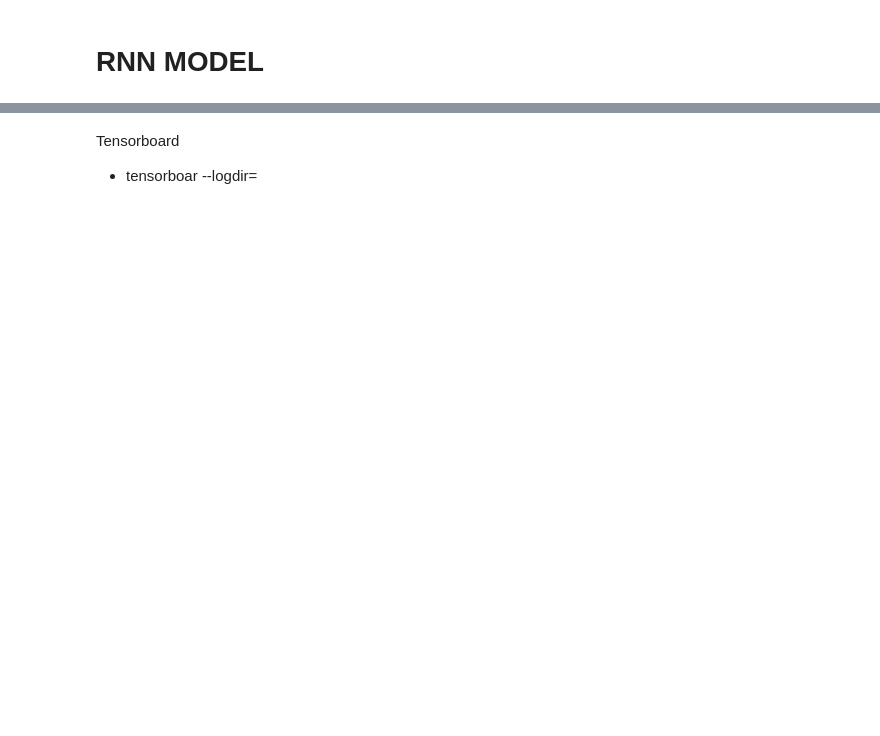
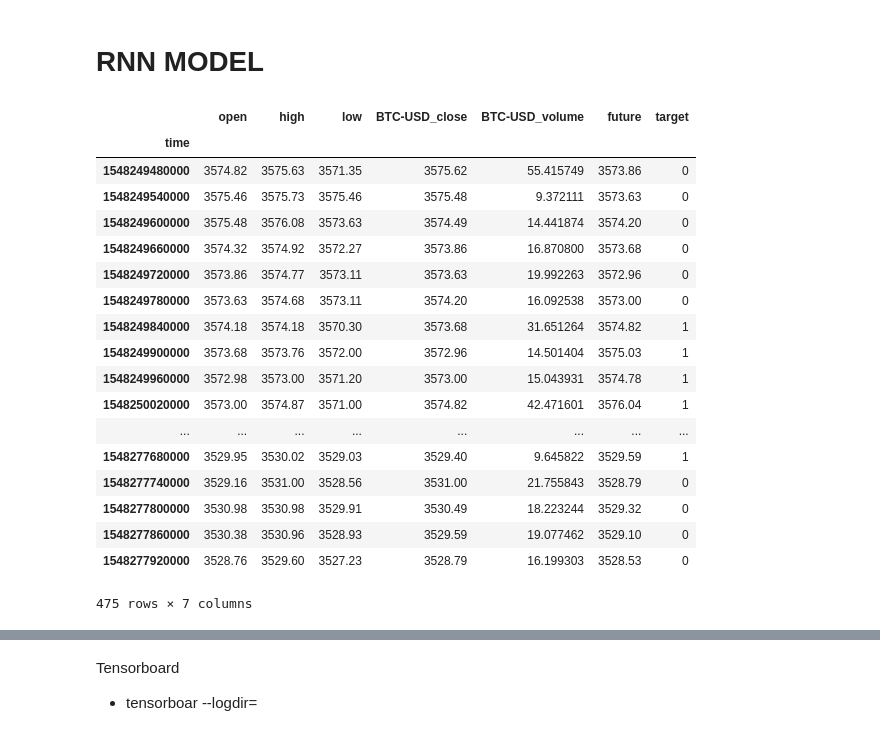
Before and after one commit to chmbrs/DeepQTrader, a Jupyter notebook: CryptoTrainer.ipynb, the cells around one changed output, grey strips where cells are left out. Drawn from its saved outputs; the diff is of its cells as text; code cells hidden in the pictures; blank space fills up the shorter version.

```diff
--- a/CryptoTrainer.ipynb
+++ b/CryptoTrainer.ipynb
@@ -305,5 +307,27 @@ Sells: 40132 - Buys: 40132
 # %% [markdown]
 # RNN MODEL
+# %%
+main_df
+# %% [output]
+|  | open | high | low | BTC-USD_close | BTC-USD_volume | future | target |
+| time |  |  |  |  |  |  |  |
+| 1548249480000 | 3574.82 | 3575.63 | 3571.35 | 3575.62 | 55.415749 | 3573.86 | 0 |
+| 1548249540000 | 3575.46 | 3575.73 | 3575.46 | 3575.48 | 9.372111 | 3573.63 | 0 |
+| 1548249600000 | 3575.48 | 3576.08 | 3573.63 | 3574.49 | 14.441874 | 3574.20 | 0 |
+| 1548249660000 | 3574.32 | 3574.92 | 3572.27 | 3573.86 | 16.870800 | 3573.68 | 0 |
+| 1548249720000 | 3573.86 | 3574.77 | 3573.11 | 3573.63 | 19.992263 | 3572.96 | 0 |
+| 1548249780000 | 3573.63 | 3574.68 | 3573.11 | 3574.20 | 16.092538 | 3573.00 | 0 |
+| 1548249840000 | 3574.18 | 3574.18 | 3570.30 | 3573.68 | 31.651264 | 3574.82 | 1 |
+| 1548249900000 | 3573.68 | 3573.76 | 3572.00 | 3572.96 | 14.501404 | 3575.03 | 1 |
+| 1548249960000 | 3572.98 | 3573.00 | 3571.20 | 3573.00 | 15.043931 | 3574.78 | 1 |
+| 1548250020000 | 3573.00 | 3574.87 | 3571.00 | 3574.82 | 42.471601 | 3576.04 | 1 |
+| ... | ... | ... | ... | ... | ... | ... | ... |
+| 1548277680000 | 3529.95 | 3530.02 | 3529.03 | 3529.40 | 9.645822 | 3529.59 | 1 |
+| 1548277740000 | 3529.16 | 3531.00 | 3528.56 | 3531.00 | 21.755843 | 3528.79 | 0 |
+| 1548277800000 | 3530.98 | 3530.98 | 3529.91 | 3530.49 | 18.223244 | 3529.32 | 0 |
+| 1548277860000 | 3530.38 | 3530.96 | 3528.93 | 3529.59 | 19.077462 | 3529.10 | 0 |
+| 1548277920000 | 3528.76 | 3529.60 | 3527.23 | 3528.79 | 16.199303 | 3528.53 | 0 |
+475 rows × 7 columns
 # %%
 train_x.shape[1:]
 # %% [output]
```
Also changed, not shown: parts of 11 cells of this notebook, 5 other files.
